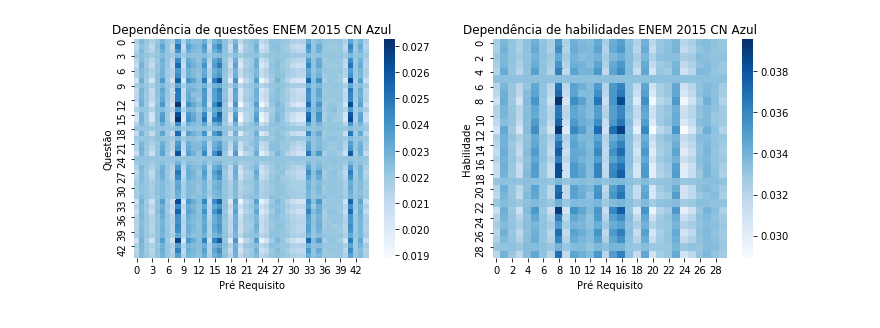
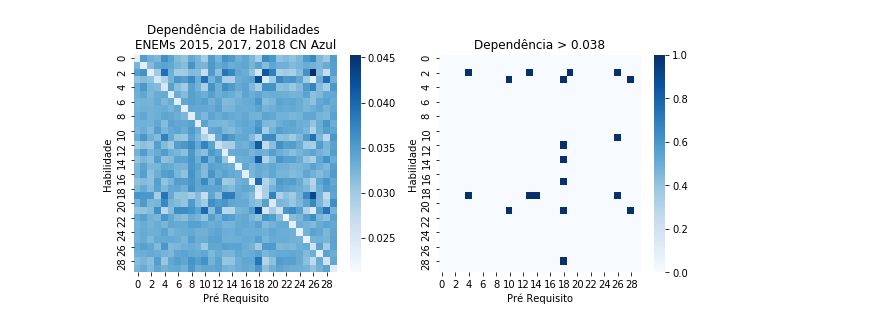
Before and after one commit to nicolagp/learner-performance-prediction, a Jupyter notebook: knowledge_dependencies/skill_ids.ipynb, the cells around one changed output. Cells and saved outputs as stored; diff of their text form; code cells hidden in the pictures.

Commit message:
added network visualizations

```diff
--- a/knowledge_dependencies/skill_ids.ipynb
+++ b/knowledge_dependencies/skill_ids.ipynb
@@ -7,20 +8,26 @@ from pairs import Pairs
 # %%
-skills = Pairs("skill").get_pairs()
-items = Pairs("item").get_pairs()
+fn = "../data/2015_CN_AZUL/preprocessed_data_test.csv"
+skills = Pairs("skill", fn).get_pairs()
+# items = Pairs("item").get_pairs()
+skill_graph = nx.to_networkx_graph(skills, create_using=nx.DiGraph)
 # %%
 fig, (ax1, ax2) = plt.subplots(nrows=1, ncols=2, figsize=(10,4))
 c="Blues"
-sns.heatmap(items, cmap=c, ax=ax1)
-ax1.set_title("Dependência de questões ENEM 2015 CN Azul")
+# skills = Pairs("skill").get_pairs()
+skills = (np.ones((30,30))-0.3*np.eye(30)) * skills
+deps = skills > 0.038
+
+sns.heatmap(skills, cmap=c, ax=ax1)
+ax1.set_title("Dependência de Habilidades \nENEMs 2015, 2017, 2018 CN Azul")
 ax1.set_xlabel("Pré Requisito")
-ax1.set_ylabel("Questão")
+ax1.set_ylabel("Habilidade")
 
-sns.heatmap(skills, cmap=c, ax=ax2)
-ax2.set_title("Dependência de habilidades ENEM 2015 CN Azul")
+sns.heatmap(deps, cmap=c, ax=ax2)
+ax2.set_title("Dependência > 0.038")
 ax2.set_xlabel("Pré Requisito")
 ax2.set_ylabel("Habilidade")
-plt.tight_layout()
-plt.savefig("./imgs/items_skills.jpg", dpi=400)
+
+# plt.savefig("./imgs/skills2015_2017_2018.jpg", dpi=400)
 plt.show()
 # %% [output]
-[figure, old version]
+[figure, new version]
```
Also changed, not shown: parts of 8 cells of this notebook.
